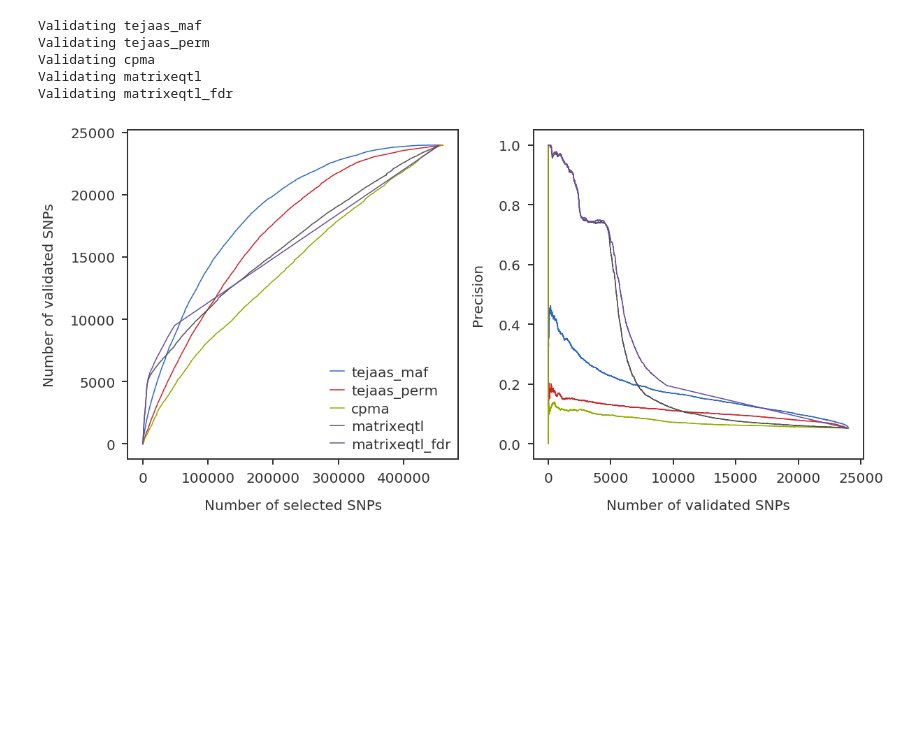
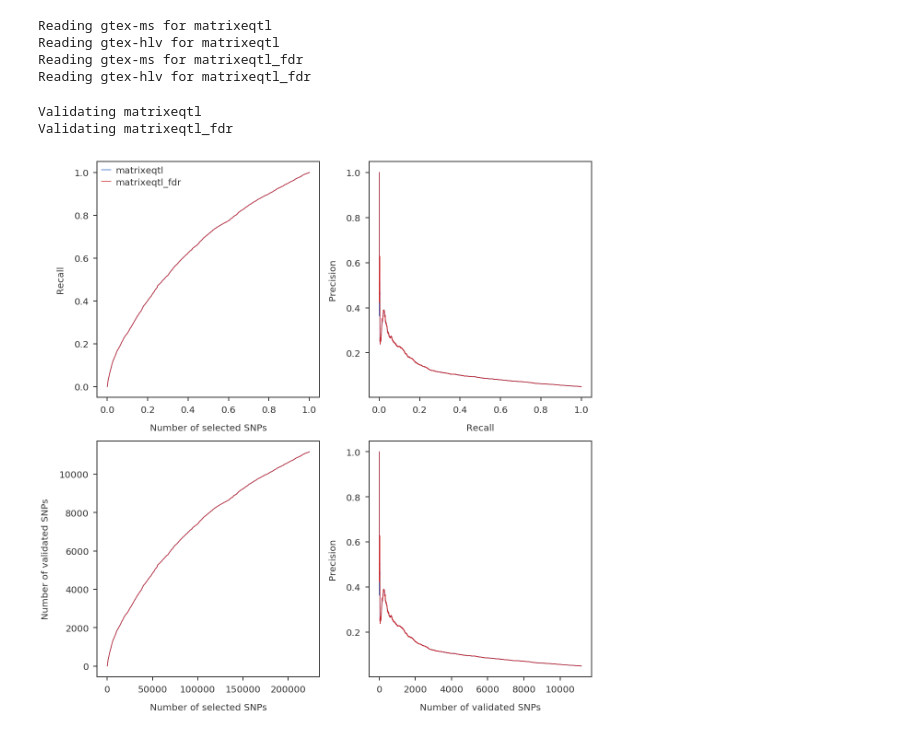
Before and after one commit to banskt/trans-eqtl-pipeline, a Jupyter notebook: analysis/jupyter/crosstissue_validation.ipynb, the cells around one changed output. Saved outputs shown, nothing was run; the diff lists cells and outputs as text; code cells hidden in the pictures; blank space fills up the shorter version.

Commit message:
removed devtools folder, re-organized analysis, added new plots

```diff
--- a/analysis/jupyter/crosstissue_validation.ipynb
+++ b/analysis/jupyter/crosstissue_validation.ipynb
@@ -92,0 +103,14 @@ Reading gtex-hlv for matrixeqtl_fdr
+# %%
+res = collections.defaultdict(dict)
+for key in methods:
+    if input_dir.endswith('uncorrected'):
+        res[key]['test']     = get_dict_for_no_crxn(key, input_dir, chrms, datasets[0])
+        res[key]['crossval'] = get_dict_for_no_crxn(key, input_dir, chrms, datasets[1])
+    else:
+        res[key]['test']     = get_dict_for_method(key, input_dir, chrms, datasets[0])
+        res[key]['crossval'] = get_dict_for_method(key, input_dir, chrms, datasets[1])
+# %% [output]
+Reading gtex-ms for matrixeqtl
+Reading gtex-hlv for matrixeqtl
+Reading gtex-ms for matrixeqtl_fdr
+Reading gtex-hlv for matrixeqtl_fdr
@@ -93,44 +121,50 @@ Reading gtex-hlv for matrixeqtl_fdr
 # %%
-nmax = 12000 * len(chrms)
 valres = collections.defaultdict(dict)
 for key in methods:
-    testdict = res[key]['test']
-    valdict  = res[key]['crossval']
     print("Validating {:s}".format(key))
-    valres[key] = validate(testdict, valdict, nmax)
+    testdict, valdict = utils.get_compatible_snp_dicts(res[key]['test'], res[key]['crossval'])
+    valres[key] = validate(testdict, valdict, empirical=True)
 # %% [output]
-Validating tejaas_maf
-Validating tejaas_perm
-Validating cpma
 Validating matrixeqtl
 Validating matrixeqtl_fdr
 # %%
-outfile = '../plots/gtex_ms_hlv_lmcorrected_validation_tejaas-sb0_01.pdf'
-fig = plt.figure(figsize = (17, 8))
-ax1 = fig.add_subplot(121)
-ax2 = fig.add_subplot(122)
+#outfile = 'gtex_ms_hlv_lmcorrected_validation_tejaas-sb0_01_chr-7-8.pdf'
+#outfile = 'validation_methods_comparison_matrixeqtl_ms_hlv_no_correction.png'
 
-plot_methods = ['tejaas_maf', 'tejaas_perm', 'cpma', 'matrixeqtl', 'matrixeqtl_fdr']
-#plot_methods = ['tejaas_maf']
+fig = plt.figure(figsize = (17, 17))
+ax1 = fig.add_subplot(221)
+ax2 = fig.add_subplot(222)
+ax3 = fig.add_subplot(223)
+ax4 = fig.add_subplot(224)
 
-for key in plot_methods:
-    valid, select, ppv = roc.confusion_matrix(valres[key])
-    ax1.plot(select, valid, label = key)
-    ax2.plot(valid, ppv, label = key)
+for key in methods:
+    nsel, tpr, ppv, valids = roc.confusion_matrix(valres[key])
+    scaled_nsel = nsel / max(nsel)
+    ax1.plot(scaled_nsel, tpr, label = key)
+    ax2.plot(tpr, ppv, label = key)
+    ax3.plot(nsel, valids, label = key)
+    ax4.plot(valids, ppv, label = key)
 
-ylabel = r'Precision'
-ax2.set_ylabel(ylabel)
-ylabel = r'Number of validated SNPs'
-ax1.set_ylabel(ylabel)
-xlabel = r'Number of validated SNPs'
-ax2.set_xlabel(xlabel)
-xlabel = r'Number of selected SNPs'
-ax1.set_xlabel(xlabel)
+
+mlabel = r'Number of selected SNPs'
+ax1.set_xlabel(mlabel)
+ax3.set_xlabel(mlabel)
+mlabel = r'Recall'
+ax1.set_ylabel(mlabel)
+ax2.set_xlabel(mlabel)
+mlabel = r'Number of validated SNPs'
+ax4.set_xlabel(mlabel)
+ax3.set_ylabel(mlabel)
+mlabel = r'Precision'
+ax2.set_ylabel(mlabel)
+ax4.set_ylabel(mlabel)
+
+#ax2.set_xlim([0, 1000])
 #ax1.set_xlim([0, 10000])
 #ax1.set_ylim([0, 5000])
 ax1.legend()
 plt.tight_layout()
-plt.savefig(outfile, bbox_inches='tight')
+#plt.savefig(outfile, bbox_inches='tight')
 plt.show()
 # %% [output]
-[figure, old version]
+[figure, new version]
```
Also changed, not shown: parts of 8 cells of this notebook, 13 other files.
